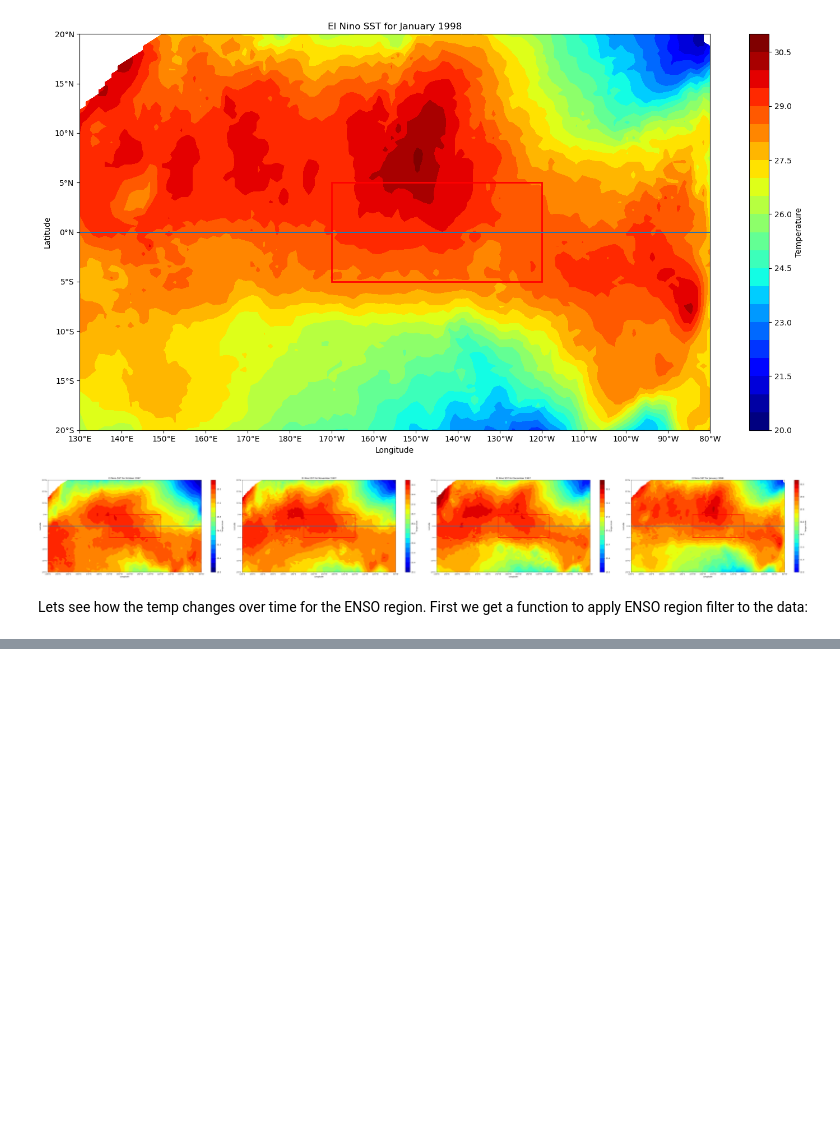
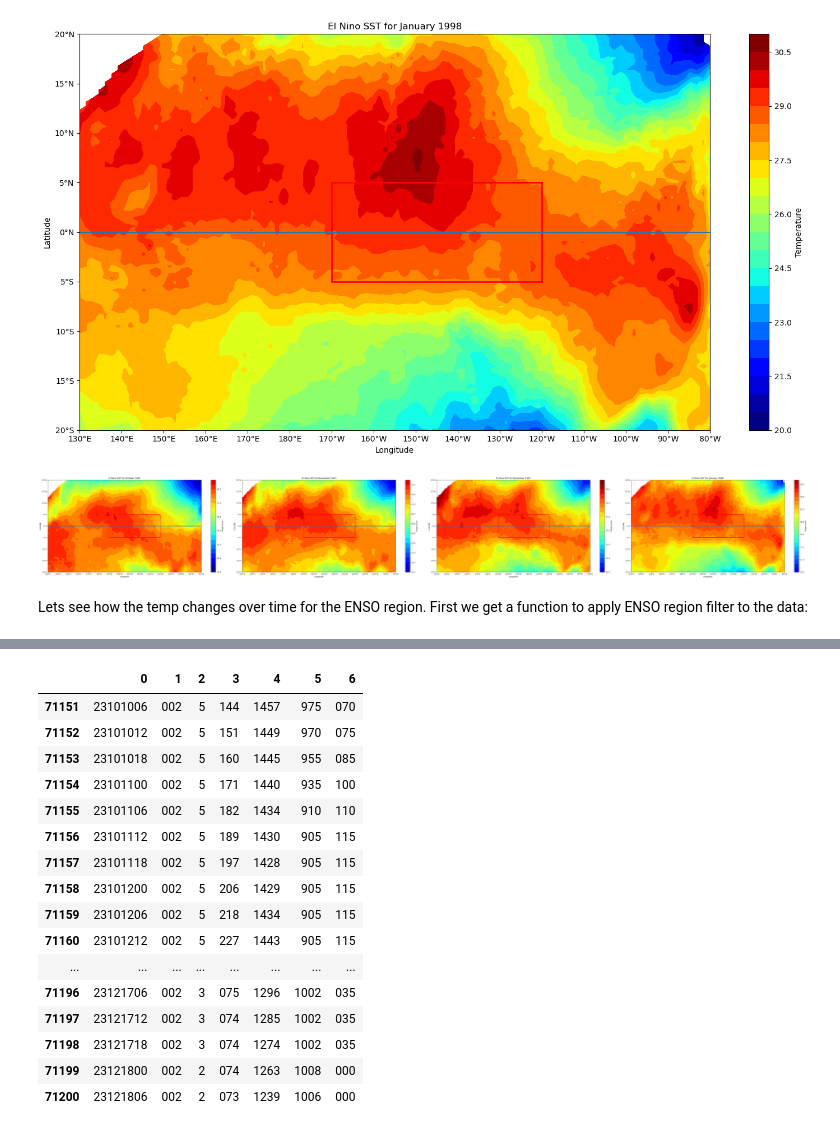
Before and after one commit to StanDobrev11/DataScience, a Jupyter notebook: Project/draft.ipynb, the cells around one changed output, grey strips where cells are left out. Cells and saved outputs as stored; diff of their text form; code cells hidden in the pictures; blank space fills up the shorter version.

```diff
--- a/Project/draft.ipynb
+++ b/Project/draft.ipynb
@@ -452,0 +676,23 @@ Lets see how the temp changes over time for the ENSO region. First we get a func
+# %%
+data_col_space = [8, 4, 2, 4, 5, 5, 13] # manually adjustd
+full_data = pd.read_fwf('data/jma_data/bst_all.txt', widths=data_col_space, header=None, dtype='str')
+# %%
+full_data[-50:]
+# %% [output]
+|  | 0 | 1 | 2 | 3 | 4 | 5 | 6 |
+| 71151 | 23101006 | 002 | 5 | 144 | 1457 | 975 | 070 |
+| 71152 | 23101012 | 002 | 5 | 151 | 1449 | 970 | 075 |
+| 71153 | 23101018 | 002 | 5 | 160 | 1445 | 955 | 085 |
+| 71154 | 23101100 | 002 | 5 | 171 | 1440 | 935 | 100 |
+| 71155 | 23101106 | 002 | 5 | 182 | 1434 | 910 | 110 |
+| 71156 | 23101112 | 002 | 5 | 189 | 1430 | 905 | 115 |
+| 71157 | 23101118 | 002 | 5 | 197 | 1428 | 905 | 115 |
+| 71158 | 23101200 | 002 | 5 | 206 | 1429 | 905 | 115 |
+| 71159 | 23101206 | 002 | 5 | 218 | 1434 | 905 | 115 |
+| 71160 | 23101212 | 002 | 5 | 227 | 1443 | 905 | 115 |
+| ... | ... | ... | ... | ... | ... | ... | ... |
+| 71196 | 23121706 | 002 | 3 | 075 | 1296 | 1002 | 035 |
+| 71197 | 23121712 | 002 | 3 | 074 | 1285 | 1002 | 035 |
+| 71198 | 23121718 | 002 | 3 | 074 | 1274 | 1002 | 035 |
+| 71199 | 23121800 | 002 | 2 | 074 | 1263 | 1008 | 000 |
+| 71200 | 23121806 | 002 | 2 | 073 | 1239 | 1006 | 000 |
```
Also changed, not shown: parts of 76 cells of this notebook, 23 other files.
